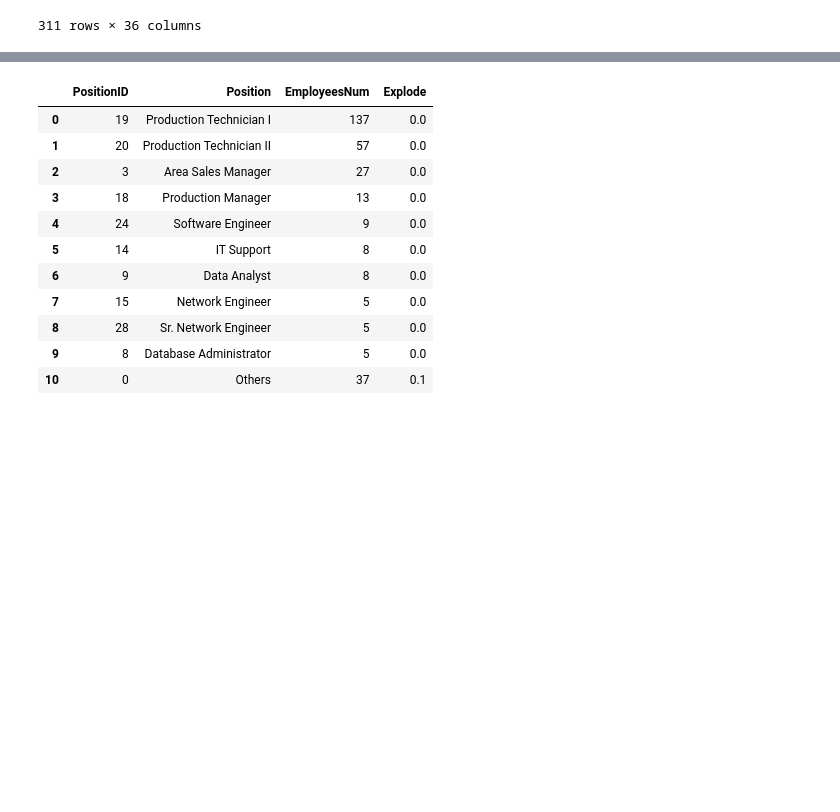
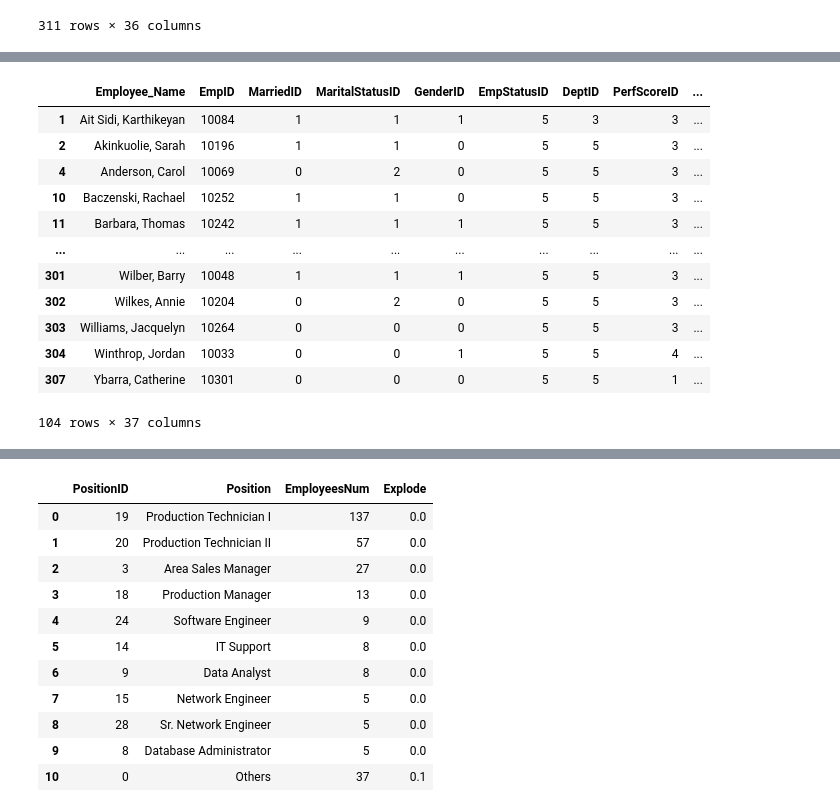
Before and after one commit to wkabatc/inwd-project, a Jupyter notebook: inwd_projekt.ipynb, the cells around one changed output, grey strips where cells are left out. Cells and saved outputs as stored; diff of their text form; code cells hidden in the pictures; blank space fills up the shorter version.

```diff
--- a/inwd_projekt.ipynb
+++ b/inwd_projekt.ipynb
@@ -96,12 +117,24 @@ df.isnull().sum()
 # %%
 #Wykres 1
 
 df['DateofHire'] = df['DateofHire'].apply(pd.to_datetime)
 df['DateofTermination'] = df['DateofTermination'].apply(pd.to_datetime)
 df['WorkExp'] = ((df['DateofTermination'] - df['DateofHire']).dt.days)
-# df[['Employee_Name', 'DateofHire', 'DateofTermination', 'WorkExp']]
 plot1Df = df.dropna()
-# plot1Df = plot1Df.nsmallest(20, ['WorkExp'])
-# plot1Df[['Employee_Name', 'DateofHire', 'DateofTermination', 'WorkExp']]
+plot1Df['']
+# %% [output]
+|  | Employee_Name | EmpID | MarriedID | MaritalStatusID | GenderID | EmpStatusID | DeptID | PerfScoreID | ... |
+| 1 | Ait Sidi, Karthikeyan | 10084 | 1 | 1 | 1 | 5 | 3 | 3 | ... |
+| 2 | Akinkuolie, Sarah | 10196 | 1 | 1 | 0 | 5 | 5 | 3 | ... |
+| 4 | Anderson, Carol | 10069 | 0 | 2 | 0 | 5 | 5 | 3 | ... |
+| 10 | Baczenski, Rachael | 10252 | 1 | 1 | 0 | 5 | 5 | 3 | ... |
+| 11 | Barbara, Thomas | 10242 | 1 | 1 | 1 | 5 | 5 | 3 | ... |
+| ... | ... | ... | ... | ... | ... | ... | ... | ... | ... |
+| 301 | Wilber, Barry | 10048 | 1 | 1 | 1 | 5 | 5 | 3 | ... |
+| 302 | Wilkes, Annie | 10204 | 0 | 2 | 0 | 5 | 5 | 3 | ... |
+| 303 | Williams, Jacquelyn | 10264 | 0 | 0 | 0 | 5 | 5 | 3 | ... |
+| 304 | Winthrop, Jordan | 10033 | 0 | 0 | 1 | 5 | 5 | 4 | ... |
+| 307 | Ybarra, Catherine | 10301 | 0 | 0 | 0 | 5 | 5 | 1 | ... |
+104 rows × 37 columns
 # %%
 colors = ["#"+''.join([random.choice('0123456789ABCDEF') for j in range(6)])
```
Also changed, not shown: parts of 15 cells of this notebook.
